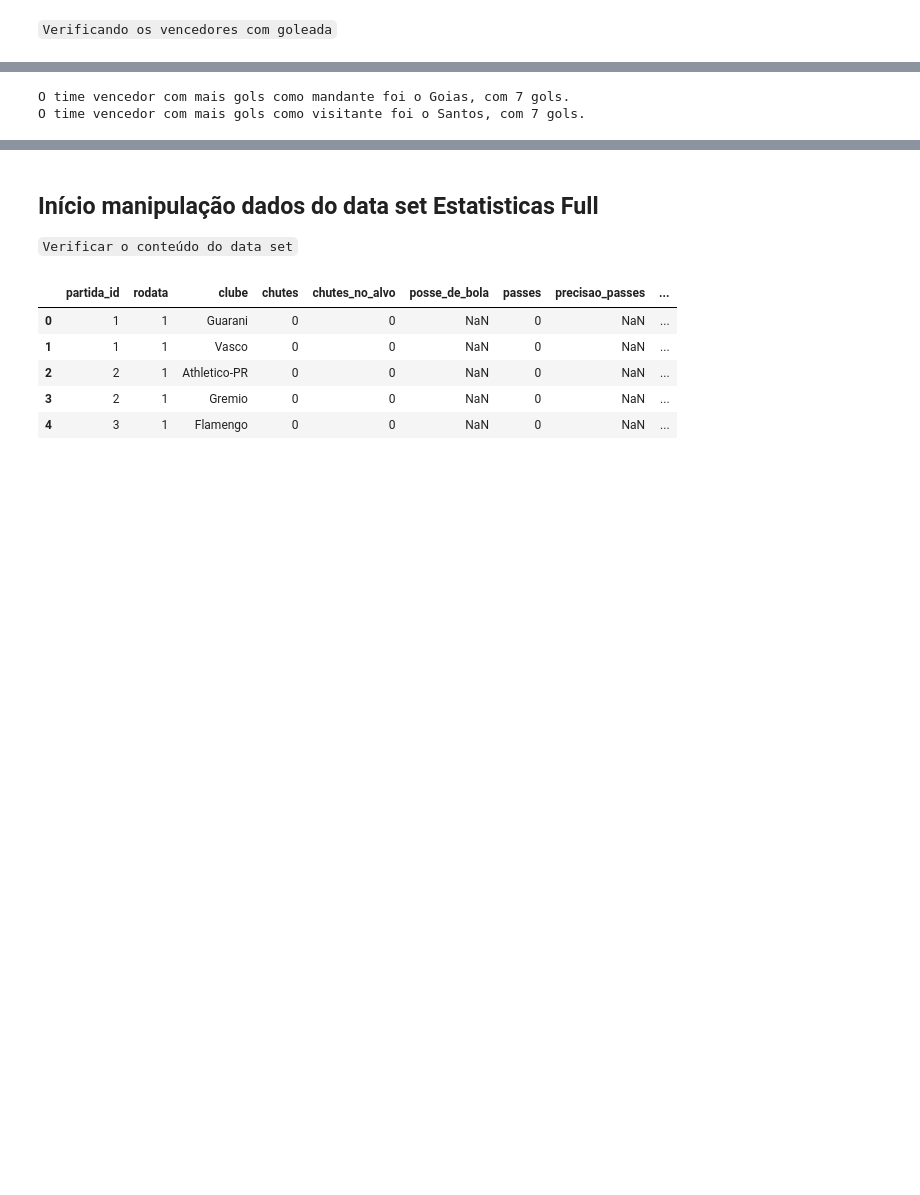
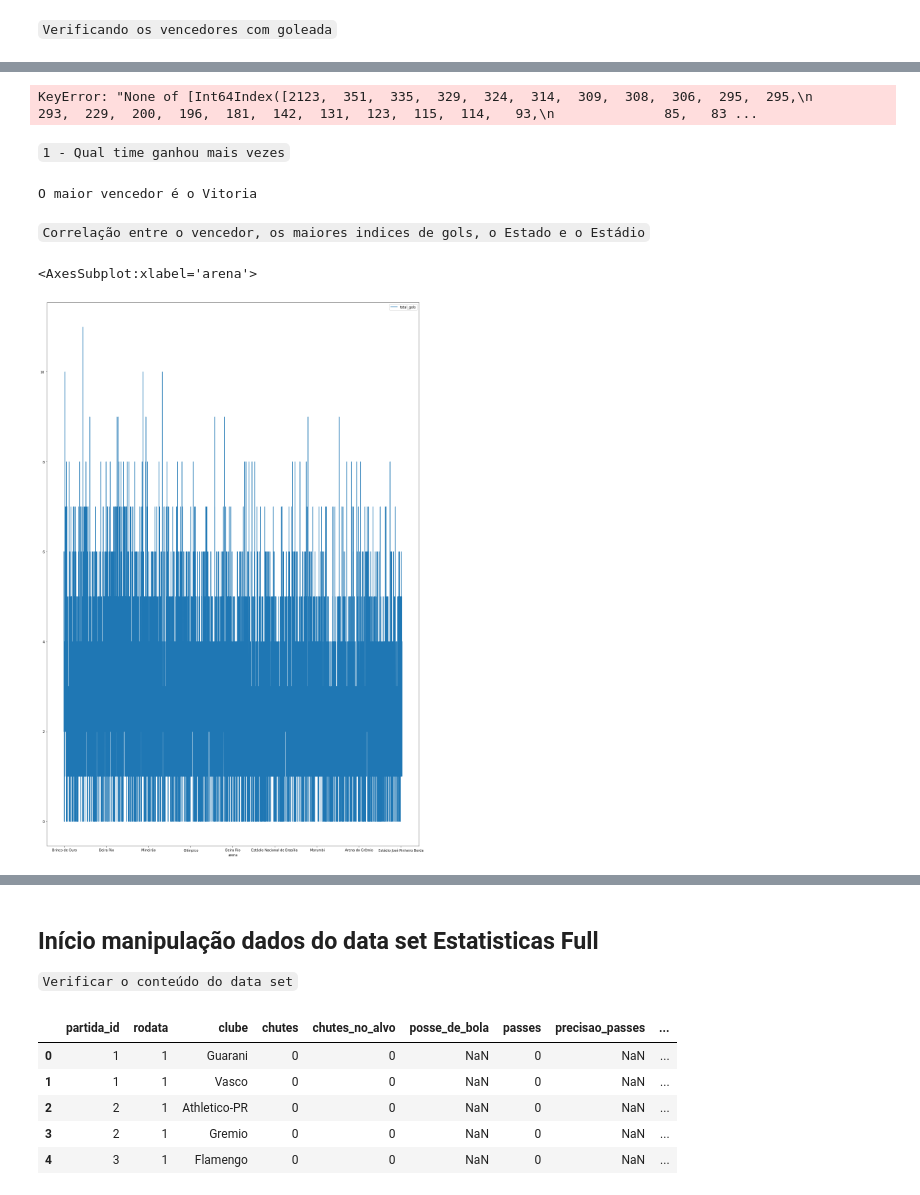
Before and after one commit to CavalaroVictor/Projeto_Modulo_II_ADA, a Jupyter notebook: project_II.ipynb, the cells around one changed output, grey strips where cells are left out. Drawn from its saved outputs; the diff is of its cells as text; code cells hidden in the pictures; blank space fills up the shorter version.

````diff
--- a/project_II.ipynb
+++ b/project_II.ipynb
@@ -182,15 +288,29 @@ new_df_index_mandante.groupby('vencedor').mean()
 # %%
 # Verificar o time mandante com mais gols
-max_gols_mandante = new_df_index_mandante['mandante_Placar'].max()
-time_max_gols_mandante = new_df_index_mandante.loc[new_df_index_mandante['mandante_Placar'] == max_gols_mandante, 'vencedor'].iloc[0]
+max_gols_mandante = new_df_index_mandante.value_counts('mandante_Placar')
+time_max_gols_mandante = new_df_index_mandante.loc[new_df_index_mandante.value_counts('vencedor') == max_gols_mandante, 'vencedor'].iloc[0]
 
 # Verificar o time visitante com mais gols
-max_gols_visitante = new_df_index_mandante['visitante_Placar'].max()
-time_max_gols_visitante = new_df_index_mandante.loc[new_df_index_mandante['visitante_Placar'] == max_gols_visitante, 'vencedor'].iloc[0]
+# max_gols_visitante = new_df_index_mandante['visitante_Placar'].max()
+# time_max_gols_visitante = new_df_index_mandante.loc[new_df_index_mandante['visitante_Placar'] == max_gols_visitante, 'vencedor'].iloc[0]
 
 # Imprimir o resultado
-print(f'O time vencedor com mais gols como mandante foi o {time_max_gols_mandante}, com {max_gols_mandante} gols.')
-print(f'O time vencedor com mais gols como visitante foi o {time_max_gols_visitante}, com {max_gols_visitante} gols.')
+print(f'O time vencedor com mais gols como mandante foi o  com {max_gols_mandante} gols.')
+# print(f'O time vencedor com mais gols como visitante foi o {time_max_gols_visitante}, com {max_gols_visitante} gols.')
 # %% [output]
-O time vencedor com mais gols como mandante foi o Goias, com 7 gols.
-O time vencedor com mais gols como visitante foi o Santos, com 7 gols.
+KeyError: "None of [Int64Index([2123,  351,  335,  329,  324,  314,  309,  308,  306,  295,  295,\n             293,  229,  200,  196,  181,  142,  131,  123,  115,  114,   93,\n              85,   83 ...
+# %% [markdown]
+``1 - Qual time ganhou mais vezes``
+# %%
+champion = new_df_index_mandante['vencedor'].max()
+
+print(f'O maior vencedor é o {champion}')
+# %% [output]
+O maior vencedor é o Vitoria
+# %% [markdown]
+```Correlação entre o vencedor, os maiores indices de gols, o Estado e o Estádio```
+# %%
+new_df_index_mandante.plot('arena','total_gols', figsize=(20, 30))
+# %% [output]
+<AxesSubplot:xlabel='arena'>
+[figure, added]
````
Also changed, not shown: parts of 24 cells of this notebook.
